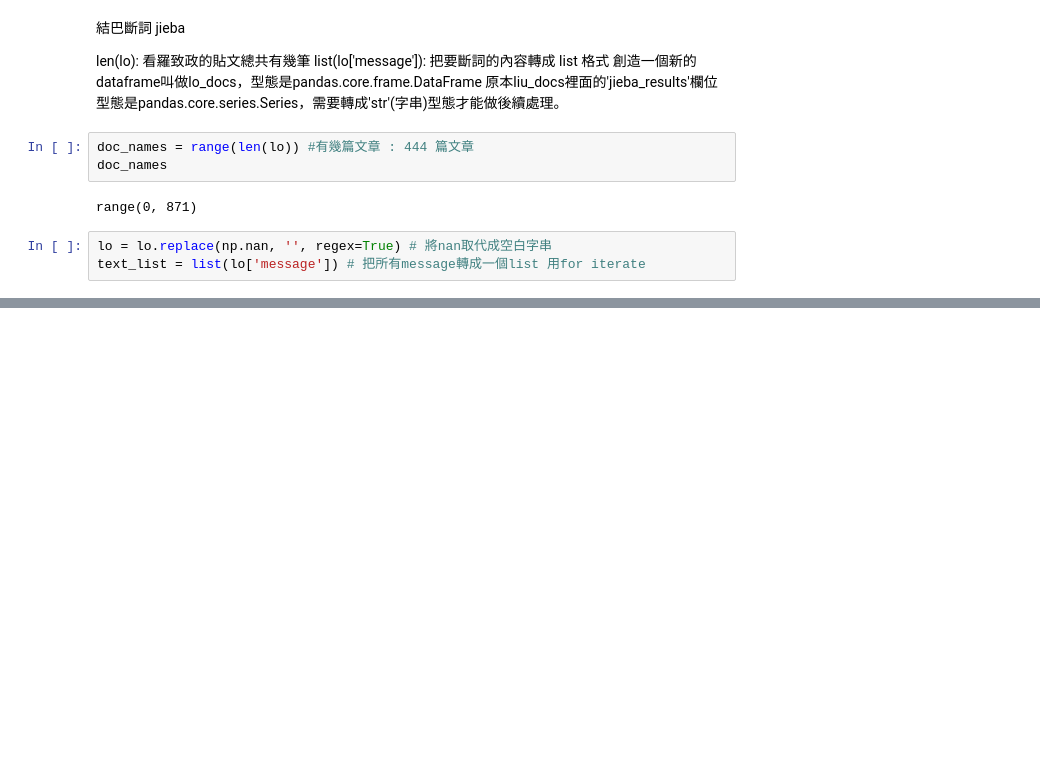
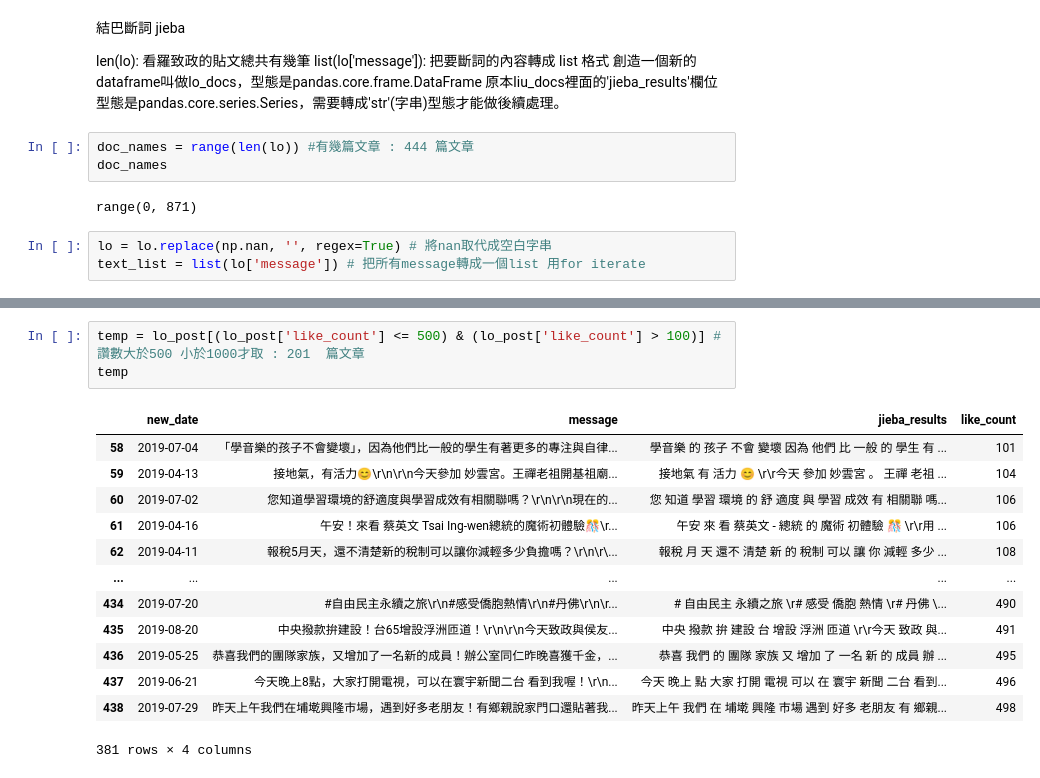
Before and after one commit to binying-lu/-2021-Politics-and-information, a Jupyter notebook: HW 0412/Banqiao_Lo.ipynb, the cells around one changed output, grey strips where cells are left out. Cells and saved outputs as stored; diff of their text form; blank space fills up the shorter version.

```diff
--- a/HW 0412/Banqiao_Lo.ipynb
+++ b/HW 0412/Banqiao_Lo.ipynb
@@ -77,0 +160,17 @@ print(words)
+# %%
+temp = lo_post[(lo_post['like_count'] <= 500) & (lo_post['like_count'] > 100)] #讚數大於500 小於1000才取 : 201  篇文章
+temp
+# %% [output]
+|  | new_date | message | jieba_results | like_count |
+| 58 | 2019-07-04 | 「學音樂的孩子不會變壞」，因為他們比一般的學生有著更多的專注與自律... | 學音樂 的 孩子 不會 變壞 因為 他們 比 一般 的 學生 有 ... | 101 |
+| 59 | 2019-04-13 | 接地氣，有活力😊\r\n\r\n今天參加 妙雲宮。王禪老祖開基祖廟... | 接地氣 有 活力 😊 \r\r今天 參加 妙雲宮 。 王禪 老祖 ... | 104 |
+| 60 | 2019-07-02 | 您知道學習環境的舒適度與學習成效有相關聯嗎？\r\n\r\n現在的... | 您 知道 學習 環境 的 舒 適度 與 學習 成效 有 相關聯 嗎... | 106 |
+| 61 | 2019-04-16 | 午安！來看 蔡英文 Tsai Ing-wen總統的魔術初體驗🎊\r... | 午安 來 看 蔡英文 - 總統 的 魔術 初體驗 🎊 \r\r用 ... | 106 |
+| 62 | 2019-04-11 | 報稅5月天，還不清楚新的稅制可以讓你減輕多少負擔嗎？\r\n\r\... | 報稅 月 天 還不 清楚 新 的 稅制 可以 讓 你 減輕 多少 ... | 108 |
+| ... | ... | ... | ... | ... |
+| 434 | 2019-07-20 | #自由民主永續之旅\r\n#感受僑胞熱情\r\n#丹佛\r\n\r... | # 自由民主 永續之旅 \r# 感受 僑胞 熱情 \r# 丹佛 \... | 490 |
+| 435 | 2019-08-20 | 中央撥款拚建設！台65增設浮洲匝道！\r\n\r\n今天致政與侯友... | 中央 撥款 拚 建設 台 增設 浮洲 匝道 \r\r今天 致政 與... | 491 |
+| 436 | 2019-05-25 | 恭喜我們的團隊家族，又增加了一名新的成員！辦公室同仁昨晚喜獲千金，... | 恭喜 我們 的 團隊 家族 又 增加 了 一名 新 的 成員 辦 ... | 495 |
+| 437 | 2019-06-21 | 今天晚上8點，大家打開電視，可以在寰宇新聞二台 看到我喔！\r\n... | 今天 晚上 點 大家 打開 電視 可以 在 寰宇 新聞 二台 看到... | 496 |
+| 438 | 2019-07-29 | 昨天上午我們在埔墘興隆市場，遇到好多老朋友！有鄉親說家門口還貼著我... | 昨天上午 我們 在 埔墘 興隆 市場 遇到 好多 老朋友 有 鄉親... | 498 |
+381 rows × 4 columns
```
Also changed, not shown: parts of 18 cells of this notebook, 3 other files.
